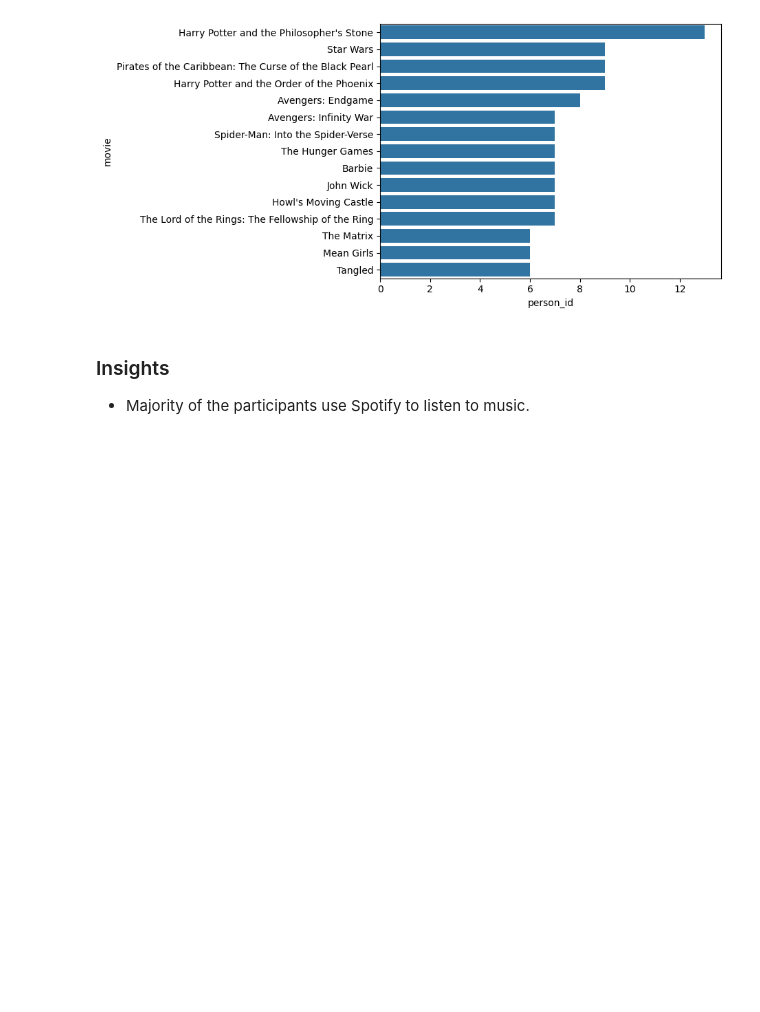
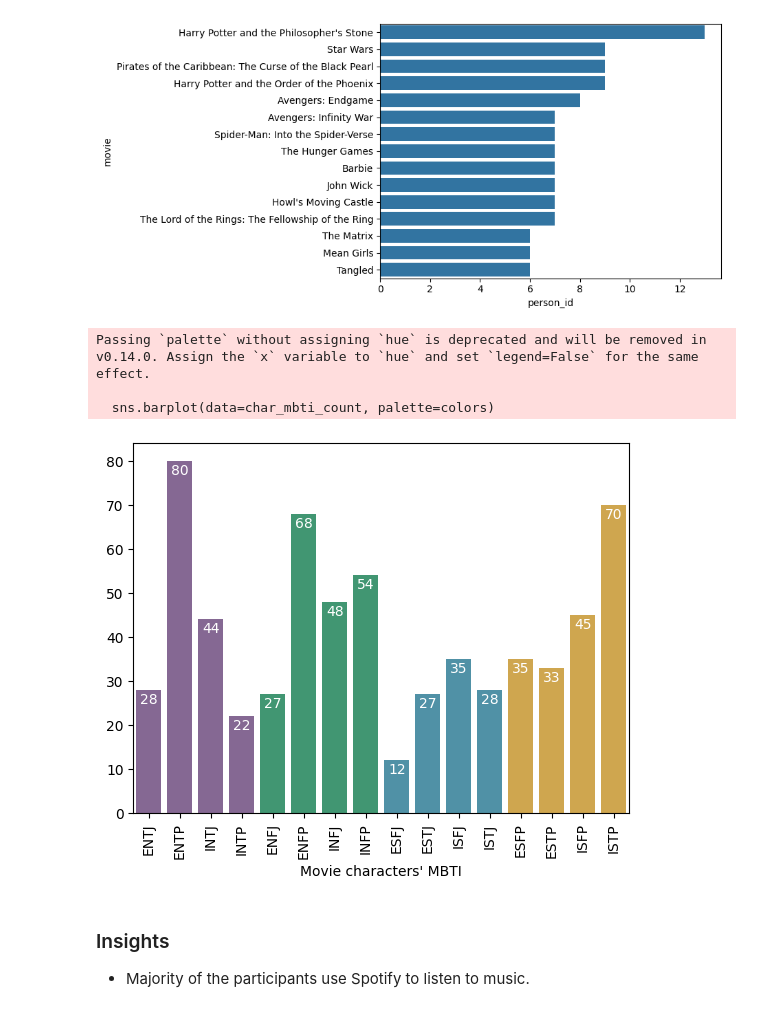
Before and after one commit to mlcuadra1/MBTI-movies-EDA, a Jupyter notebook: notebooks/Script 7 - EDA.ipynb, the cells around one changed output. Drawn from its saved outputs; the diff is of its cells as text; code cells hidden in the pictures; blank space fills up the shorter version.

Commit message:
Movie characters' MBTI general bar plot

```diff
--- a/notebooks/Script 7 - EDA.ipynb
+++ b/notebooks/Script 7 - EDA.ipynb
@@ -208,37 +208,29 @@ sns.barplot(most_voted_movies_df, orient = 'h')
 [figure]
 # %%
 # Show respondents' MBTI
-unique_users = df.drop_duplicates(subset=['person_id'])
-user_mbti_count = unique_users.groupby('person_mbti')['person_id'].count()
-mbti_arrange = ['ENTJ', 'ENTP', 'INTJ', 'INTP',
-                'ENFJ', 'ENFP', 'INFJ', 'INFP',
-                'ESFJ', 'ESTJ', 'ISFJ', 'ISTJ',
-                'ESFP', 'ESTP', 'ISFP', 'ISTP']
-user_mbti_count = user_mbti_count.reindex(mbti_arrange)
+df_copy = df.reset_index()
+char_mbti_count = df_copy.groupby('char_mbti')['index'].count()
+char_mbti_count = char_mbti_count.reindex(mbti_arrange)
+char_mbti_count
 
 # Plotting
 ax0 = plt.figure().gca()
 ax0.yaxis.get_major_locator().set_params(integer=True)
 
-purple = '#88619a'
-green = '#33a474'
-blue = '#4298b4'
-yellow = '#e4ae3a'
-
-colors = {i: purple for i in mbti_arrange[:4]}
-colors.update({i: green for i in mbti_arrange[4:8]})
-colors.update({i: blue for i in mbti_arrange[8:12]})
-colors.update({i: yellow for i in mbti_arrange[12:]})
-
-sns.barplot(data=user_mbti_count, palette=colors)
+sns.barplot(data=char_mbti_count, palette=colors)
 
 # Add count on barplots, for readability of numbers
-for index, value in enumerate(user_mbti_count):
-    ax0.text(index, value-0.75, str(value), fontsize=10, color="w", ha="center")
+for index, value in enumerate(char_mbti_count):
+    ax0.text(index, value-3, str(value), fontsize=10, color="w", ha="center")
 
-ax0.set_xlabel("Respondents' MBTI")
+ax0.set_xlabel("Movie characters' MBTI")
 ax0.set_ylabel('')
 ax0.tick_params('x', rotation=90)
+# %% [output]
+Passing `palette` without assigning `hue` is deprecated and will be removed in v0.14.0. Assign the `x` variable to `hue` and set `legend=False` for the same effect.
+
+  sns.barplot(data=char_mbti_count, palette=colors)
+[figure, added]
 # %% [markdown]
 ### Insights
 - Majority of the participants use Spotify to listen to music.
```
